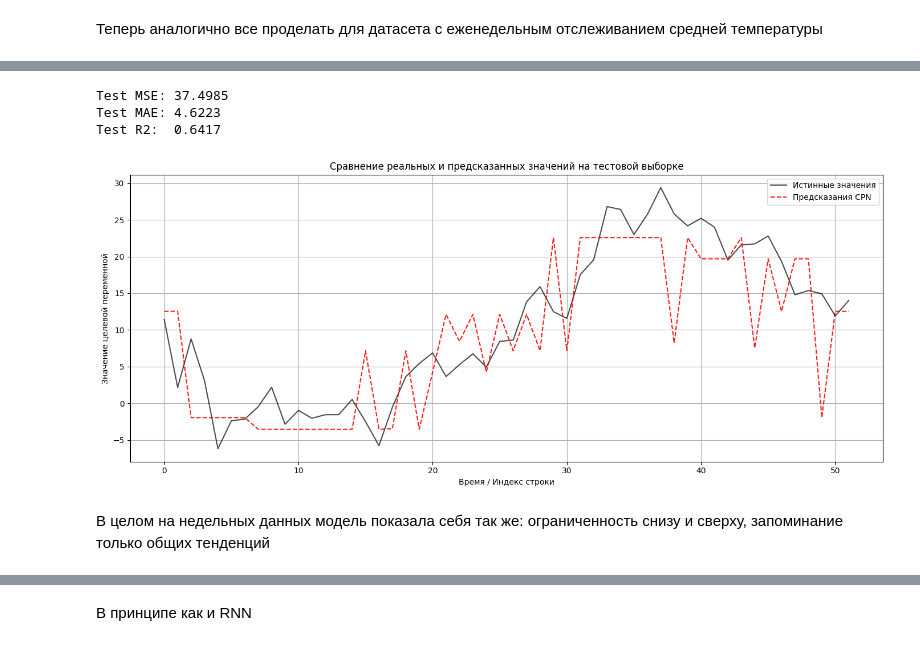
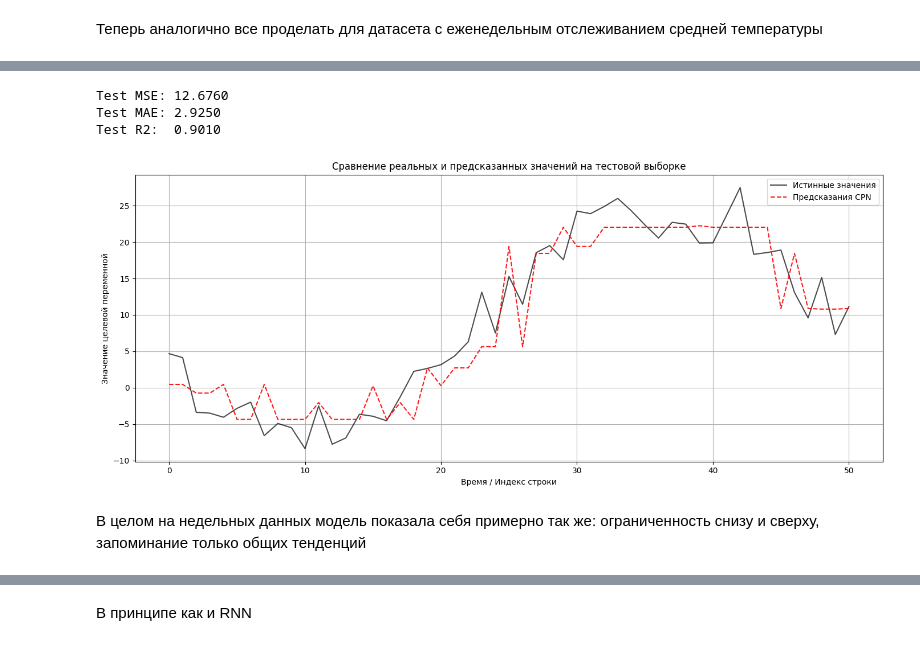
Before and after one commit to sergeydorof/neural_networks_labs, a Jupyter notebook: lab2/nn_lab2_models.ipynb, the cells around one changed output, grey strips where cells are left out. Drawn from its saved outputs; the diff is of its cells as text; code cells hidden in the pictures.

```diff
--- a/lab2/nn_lab2_models.ipynb
+++ b/lab2/nn_lab2_models.ipynb
@@ -538,45 +550,45 @@ trained_model_counter_prop_weekly, train_hist, val_hist = train_model(
 # %%
-X_test_weekly_vals = X_test_weekly.values
-y_test_weekly_vals = y_test_weekly.values
+X_val_weekly_vals = X_val_weekly.values
+y_val_weekly_vals = y_val_weekly.values
 
 trained_model_counter_prop_weekly.eval()
 with torch.no_grad():
-    X_test_tensor = torch.tensor(X_test_weekly_vals, dtype=torch.float32)
-    y_pred_weekly = trained_model_counter_prop_weekly(X_test_tensor.to(device)).cpu().numpy()
+    X_val_tensor = torch.tensor(X_val_weekly_vals, dtype=torch.float32)
+    y_pred_weekly = trained_model_counter_prop_weekly(X_val_tensor.to(device)).cpu().numpy()
 
-y_test_orig = scaler_weekly_y.inverse_transform(y_test_weekly_vals)
+y_val_orig = scaler_weekly_y.inverse_transform(y_val_weekly_vals)
 y_pred_orig = scaler_weekly_y.inverse_transform(y_pred_weekly)
 
-test_mse = mean_squared_error(y_test_orig, y_pred_orig)
-test_mae = mean_absolute_error(y_test_orig, y_pred_orig)
-test_r2 = r2_score(y_test_orig, y_pred_orig)
+test_mse = mean_squared_error(y_val_orig, y_pred_orig)
+test_mae = mean_absolute_error(y_val_orig, y_pred_orig)
+test_r2 = r2_score(y_val_orig, y_pred_orig)
 
 print(f"Test MSE: {test_mse:.4f}")
 print(f"Test MAE: {test_mae:.4f}")
 print(f"Test R2:  {test_r2:.4f}")
 # %% [output]
-Test MSE: 37.4985
-Test MAE: 4.6223
-Test R2:  0.6417
+Test MSE: 12.6760
+Test MAE: 2.9250
+Test R2:  0.9010
 # %%
 plt.figure(figsize=(14, 6))
 
-x_axis = range(len(y_test_orig))
+x_axis = range(len(y_val_orig))
 
-plt.plot(x_axis, y_test_orig, label='Истинные значения', color='black', alpha=0.7, linewidth=1.5)
+plt.plot(x_axis, y_val_orig, label='Истинные значения', color='black', alpha=0.7, linewidth=1.5)
 plt.plot(x_axis, y_pred_orig, label='Предсказания CPN', color='red', linestyle='--', alpha=0.9, linewidth=1.5)
 
 plt.title('Сравнение реальных и предсказанных значений на тестовой выборке')
 plt.xlabel('Время / Индекс строки')
 plt.ylabel('Значение целевой переменной')
 plt.legend()
 plt.grid(True)
 plt.tight_layout()
 plt.show()
 # %% [output]
-[figure, old version]
+[figure, new version]
 # %% [markdown]
-В целом на недельных данных модель показала себя так же: ограниченность снизу и сверху, запоминание только общих тенденций
+В целом на недельных данных модель показала себя примерно так же: ограниченность снизу и сверху, запоминание только общих тенденций
 # %%
 X_train_weekly_concated = pd.concat([X_train_weekly.drop(
     columns=[i for i in X_train_weekly.columns if 'lag' in i and i not in ['lag_51', 'lag_52', 'lag_53']]), y_train_weekly], axis=1)
```
Also changed, not shown: parts of 24 cells of this notebook.
